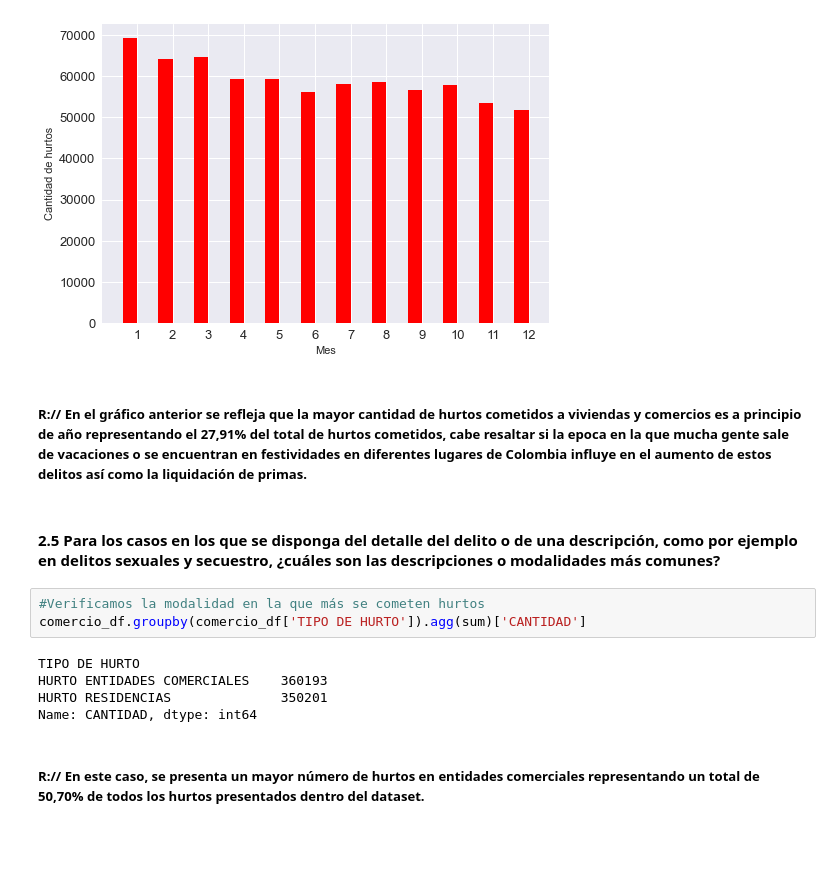
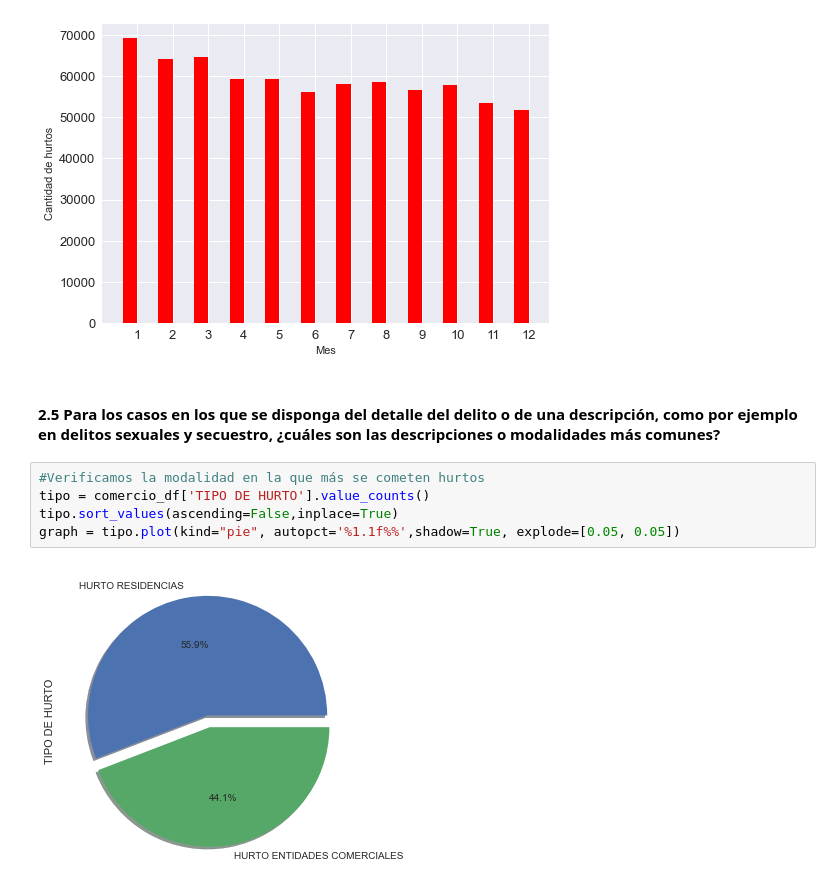
Before and after one commit to medina-al/GD_Taller_1, a Jupyter notebook: Punto 2/3. Hurto comercios y viviendas.ipynb, the cells around one changed output. Drawn from its saved outputs; the diff is of its cells as text; blank space fills up the shorter version.

```diff
--- a/Punto 2/3. Hurto comercios y viviendas.ipynb
+++ b/Punto 2/3. Hurto comercios y viviendas.ipynb
@@ -97,17 +101,12 @@ plt.autoscale(enable=True, axis='x')
 plt.show()
 # %% [output]
 [figure]
-# %% [markdown]
-##### R:// En el gráfico anterior se refleja que la mayor cantidad de hurtos cometidos a viviendas y comercios es a principio de año representando el 27,91% del total de hurtos cometidos, cabe resaltar si la epoca en la que mucha gente sale de vacaciones o se encuentran en festividades en diferentes lugares de Colombia influye en el aumento de estos delitos así como la liquidación de primas.
 # %% [markdown]
 #### 2.5 Para los casos en los que se disponga del detalle del delito o de una descripción, como por ejemplo en delitos sexuales y secuestro, ¿cuáles son las descripciones o modalidades más comunes?
 # %%
 #Verificamos la modalidad en la que más se cometen hurtos
-comercio_df.groupby(comercio_df['TIPO DE HURTO']).agg(sum)['CANTIDAD']
+tipo = comercio_df['TIPO DE HURTO'].value_counts()
+tipo.sort_values(ascending=False,inplace=True)
+graph = tipo.plot(kind="pie", autopct='%1.1f%%',shadow=True, explode=[0.05, 0.05])
 # %% [output]
-TIPO DE HURTO
-HURTO ENTIDADES COMERCIALES    360193
-HURTO RESIDENCIAS              350201
-Name: CANTIDAD, dtype: int64
+[figure, added]
-# %% [markdown]
-##### R:// En este caso, se presenta un mayor número de hurtos en entidades comerciales representando un total de 50,70% de todos los hurtos presentados dentro del dataset.
```
Also changed, not shown: parts of 6 cells of this notebook, 4 other files.
